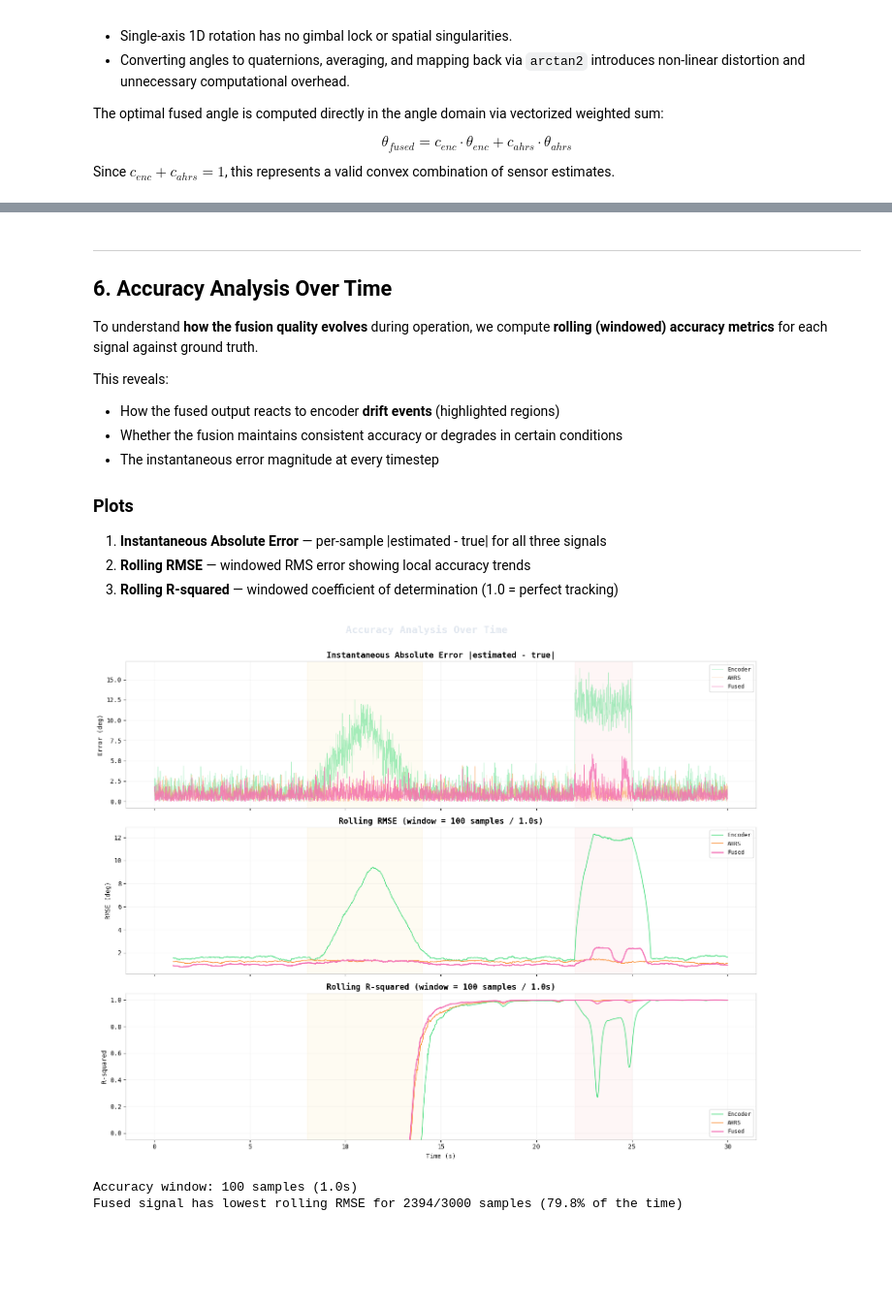
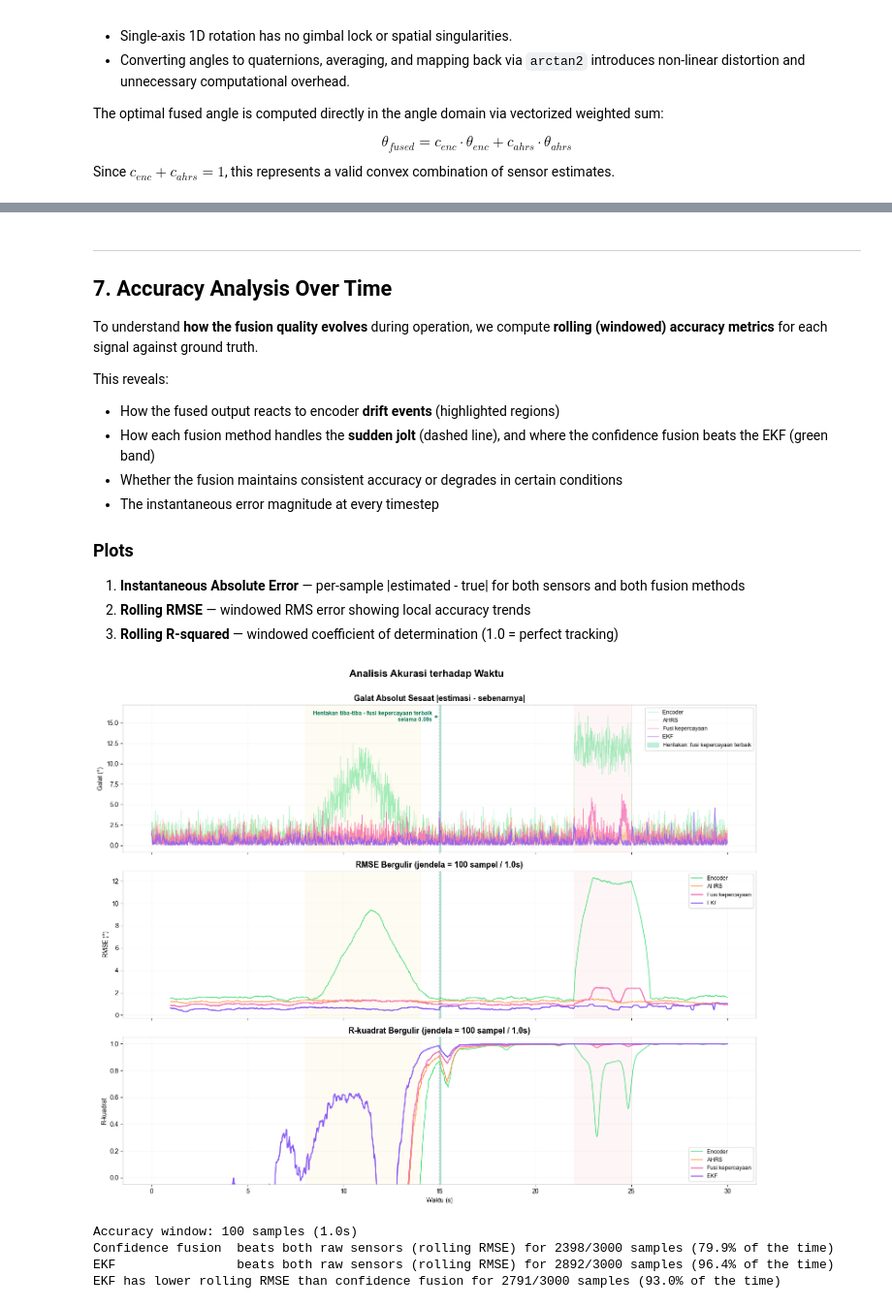
Before and after one commit to Astro-Reza/Confidence_Demo, a Jupyter notebook: notebooks/fusion_development.ipynb, the cells around one changed output, grey strips where cells are left out. Shown at 97% size. Cells and saved outputs as stored; diff of their text form; code cells hidden in the pictures; blank space fills up the shorter version.

```diff
--- a/notebooks/fusion_development.ipynb
+++ b/notebooks/fusion_development.ipynb
@@ -435,17 +620,18 @@ plt.show()
 # %% [markdown]
 ---
-## 6. Accuracy Analysis Over Time
+## 7. Accuracy Analysis Over Time
 
 To understand **how the fusion quality evolves** during operation, we compute
 **rolling (windowed) accuracy metrics** for each signal against ground truth.
 
 This reveals:
 - How the fused output reacts to encoder **drift events** (highlighted regions)
+- How each fusion method handles the **sudden jolt** (dashed line), and where the confidence fusion beats the EKF (green band)
 - Whether the fusion maintains consistent accuracy or degrades in certain conditions
 - The instantaneous error magnitude at every timestep
 
 ### Plots
-1. **Instantaneous Absolute Error** — per-sample |estimated - true| for all three signals
+1. **Instantaneous Absolute Error** — per-sample |estimated - true| for both sensors and both fusion methods
 2. **Rolling RMSE** — windowed RMS error showing local accuracy trends
 3. **Rolling R-squared** — windowed coefficient of determination (1.0 = perfect tracking)
 # %%
@@ -482,66 +668,76 @@ def rolling_r2(true, estimated, window):
 abs_err_enc   = np.abs(theta_enc   - theta_true)
 abs_err_ahrs  = np.abs(theta_ahrs  - theta_true)
 abs_err_fused = np.abs(theta_fused  - theta_true)
+abs_err_ekf   = np.abs(theta_ekf    - theta_true)
 
 # Compute rolling metrics
 roll_rmse_enc   = rolling_rmse(theta_true, theta_enc,   ACCURACY_WINDOW)
 roll_rmse_ahrs  = rolling_rmse(theta_true, theta_ahrs,  ACCURACY_WINDOW)
 roll_rmse_fused = rolling_rmse(theta_true, theta_fused, ACCURACY_WINDOW)
+roll_rmse_ekf   = rolling_rmse(theta_true, theta_ekf,   ACCURACY_WINDOW)
 
 roll_r2_enc   = rolling_r2(theta_true, theta_enc,   ACCURACY_WINDOW)
 roll_r2_ahrs  = rolling_r2(theta_true, theta_ahrs,  ACCURACY_WINDOW)
 roll_r2_fused = rolling_r2(theta_true, theta_fused, ACCURACY_WINDOW)
+roll_r2_ekf   = rolling_r2(theta_true, theta_ekf,   ACCURACY_WINDOW)
 
 # ── Plots ─────────────────────────────────────────────────────────────────
 fig, axes = plt.subplots(3, 1, figsize=(15, 12), sharex=True)
 
 # -- Panel 1: Instantaneous absolute error
 axes[0].plot(t, abs_err_enc,   color='#4ade80', lw=0.6, alpha=0.5, label='Encoder')
 axes[0].plot(t, abs_err_ahrs,  color='#fb923c', lw=0.6, alpha=0.5, label='AHRS')
-axes[0].plot(t, abs_err_fused, color='#f472b6', lw=1.0, alpha=0.8, label='Fused')
-axes[0].axvspan(t[800],  t[1400], alpha=0.06, color='#fbbf24')
-axes[0].axvspan(t[2200], t[2500], alpha=0.06, color='#f87171')
-axes[0].set_title('Instantaneous Absolute Error |estimated - true|',
+axes[0].plot(t, abs_err_fused, color='#f472b6', lw=1.0, alpha=0.8, label='Fusi kepercayaan')
+axes[0].plot(t, abs_err_ekf,   color=C_EKF,     lw=1.0, alpha=0.8, label='EKF')
+mark_events(axes[0])
+mark_jolt_win(axes[0], label=True, note=True)
+axes[0].set_title('Galat Absolut Sesaat |estimasi - sebenarnya|',
                   fontsize=13, fontweight='bold')
-axes[0].set_ylabel('Error (deg)')
+axes[0].set_ylabel('Galat (°)')
 axes[0].legend(loc='upper right', fontsize=9); axes[0].grid(alpha=0.12)
 
 # -- Panel 2: Rolling RMSE
 axes[1].plot(t, roll_rmse_enc,   color='#4ade80', lw=1.2, label='Encoder')
 axes[1].plot(t, roll_rmse_ahrs,  color='#fb923c', lw=1.2, label='AHRS')
-axes[1].plot(t, roll_rmse_fused, color='#f472b6', lw=1.8, label='Fused')
-axes[1].axvspan(t[800],  t[1400], alpha=0.06, color='#fbbf24')
-axes[1].axvspan(t[2200], t[2500], alpha=0.06, color='#f87171')
-axes[1].set_title(f'Rolling RMSE (window = {ACCURACY_WINDOW} samples / {ACCURACY_WINDOW*dt:.1f}s)',
+axes[1].plot(t, roll_rmse_fused, color='#f472b6', lw=1.8, label='Fusi kepercayaan')
+axes[1].plot(t, roll_rmse_ekf,   color=C_EKF,     lw=1.8, label='EKF')
+mark_events(axes[1])
+mark_jolt_win(axes[1])
+axes[1].set_title(f'RMSE Bergulir (jendela = {ACCURACY_WINDOW} sampel / {ACCURACY_WINDOW*dt:.1f}s)',
                   fontsize=13, fontweight='bold')
-axes[1].set_ylabel('RMSE (deg)')
+axes[1].set_ylabel('RMSE (°)')
 axes[1].legend(loc='upper right', fontsize=9); axes[1].grid(alpha=0.12)
 
 # -- Panel 3: Rolling R-squared
 axes[2].plot(t, roll_r2_enc,   color='#4ade80', lw=1.2, label='Encoder')
 axes[2].plot(t, roll_r2_ahrs,  color='#fb923c', lw=1.2, label='AHRS')
-axes[2].plot(t, roll_r2_fused, color='#f472b6', lw=1.8, label='Fused')
-axes[2].axvspan(t[800],  t[1400], alpha=0.06, color='#fbbf24')
-axes[2].axvspan(t[2200], t[2500], alpha=0.06, color='#f87171')
-axes[2].set_title(f'Rolling R-squared (window = {ACCURACY_WINDOW} samples / {ACCURACY_WINDOW*dt:.1f}s)',
+axes[2].plot(t, roll_r2_fused, color='#f472b6', lw=1.8, label='Fusi kepercayaan')
+axes[2].plot(t, roll_r2_ekf,   color=C_EKF,     lw=1.8, label='EKF')
+mark_events(axes[2])
+mark_jolt_win(axes[2])
+axes[2].set_title(f'R-kuadrat Bergulir (jendela = {ACCURACY_WINDOW} sampel / {ACCURACY_WINDOW*dt:.1f}s)',
                   fontsize=13, fontweight='bold')
-axes[2].set_xlabel('Time (s)'); axes[2].set_ylabel('R-squared')
+axes[2].set_xlabel('Waktu (s)'); axes[2].set_ylabel('R-kuadrat')
 axes[2].set_ylim(-0.05, 1.05)
 axes[2].legend(loc='lower right', fontsize=9); axes[2].grid(alpha=0.12)
 
-fig.suptitle('Accuracy Analysis Over Time',
-             fontsize=16, fontweight='bold', y=1.005, color='#e2e8f0')
+fig.suptitle('Analisis Akurasi terhadap Waktu',
+             fontsize=16, fontweight='bold', y=1.005)
 plt.tight_layout()
 plt.show()
 
 # Summary
 print(f'Accuracy window: {ACCURACY_WINDOW} samples ({ACCURACY_WINDOW*dt:.1f}s)')
-print(f'Fused signal has lowest rolling RMSE for '
-      f'{np.nansum((roll_rmse_fused < roll_rmse_enc) & (roll_rmse_fused < roll_rmse_ahrs))}/{N} '
-      f'samples ({np.nansum((roll_rmse_fused < roll_rmse_enc) & (roll_rmse_fused < roll_rmse_ahrs))/N*100:.1f}% of the time)')
+for name, r in (('Confidence fusion', roll_rmse_fused), ('EKF', roll_rmse_ekf)):
+    best = np.nansum((r < roll_rmse_enc) & (r < roll_rmse_ahrs))
+    print(f'{name:<18s} beats both raw sensors (rolling RMSE) for {best}/{N} samples ({best/N*100:.1f}% of the time)')
+ekf_wins = np.nansum(roll_rmse_ekf < roll_rmse_fused)
+print(f'EKF has lower rolling RMSE than confidence fusion for {ekf_wins}/{N} samples ({ekf_wins/N*100:.1f}% of the time)')
 # %% [output]
-[figure, old version]
+[figure, new version]
 Accuracy window: 100 samples (1.0s)
-Fused signal has lowest rolling RMSE for 2394/3000 samples (79.8% of the time)
+Confidence fusion  beats both raw sensors (rolling RMSE) for 2398/3000 samples (79.9% of the time)
+EKF                beats both raw sensors (rolling RMSE) for 2892/3000 samples (96.4% of the time)
+EKF has lower rolling RMSE than confidence fusion for 2791/3000 samples (93.0% of the time)
 # %% [markdown]
 ---
```
Also changed, not shown: parts of 22 cells of this notebook, 3 other files.
